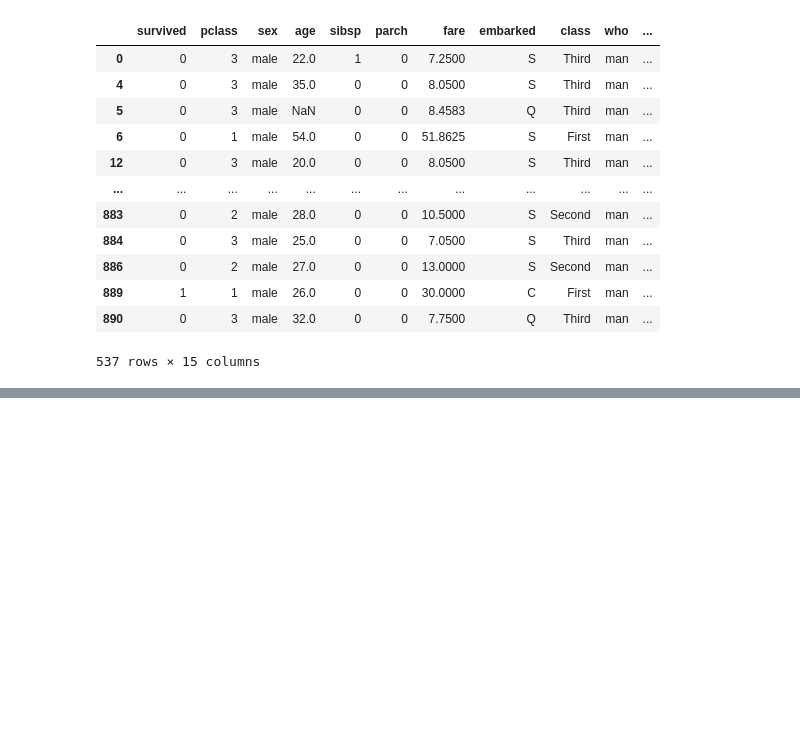
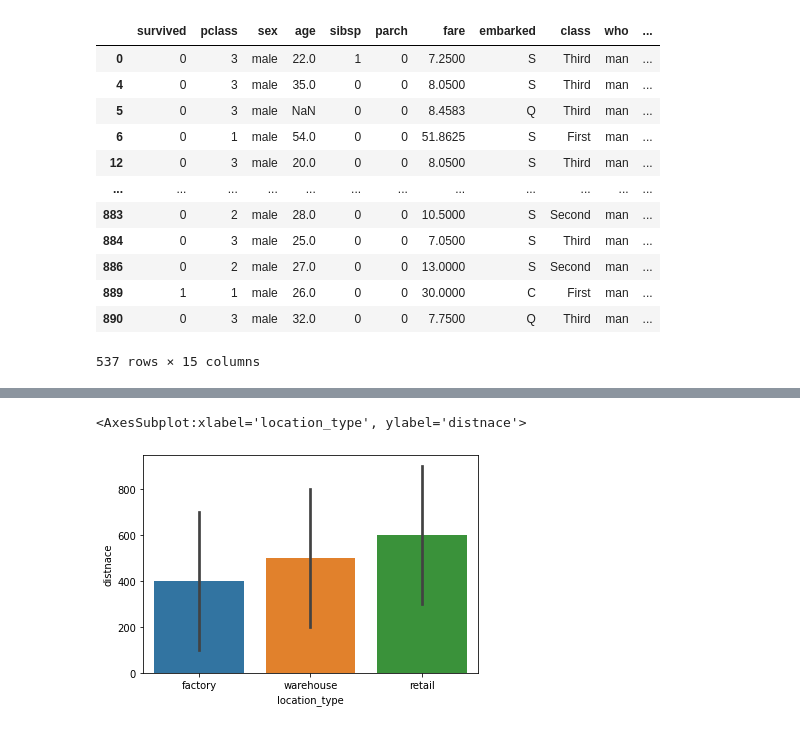
Before and after one commit to ArslanKAS/Python-Chilla-2.0, a Jupyter notebook: 01_Pandas/tips_and_tricks.ipynb, the cells around one changed output, grey strips where cells are left out. Cells and saved outputs as stored; diff of their text form; code cells hidden in the pictures; blank space fills up the shorter version.

```diff
--- a/01_Pandas/tips_and_tricks.ipynb
+++ b/01_Pandas/tips_and_tricks.ipynb
@@ -769,0 +1154,5 @@ df[df["who"].isin(counts.nlargest(1).index)]
+# %%
+# Melting the Dataset in order to layout the Columns Efficiently
+distance_long = distance.melt(id_vars="zip", var_name="location_type", value_name="distnace")
+
+distance_long
@@ -769,0 +1170,6 @@ df[df["who"].isin(counts.nlargest(1).index)]
+# %%
+# Creating Bar Plot of the melted Dataset
+sns.barplot(x="location_type", y="distnace", data=distance_long)
+# %% [output]
+<AxesSubplot:xlabel='location_type', ylabel='distnace'>
+[figure, added]
```
Also changed, not shown: parts of 79 cells of this notebook, 6 other files.
